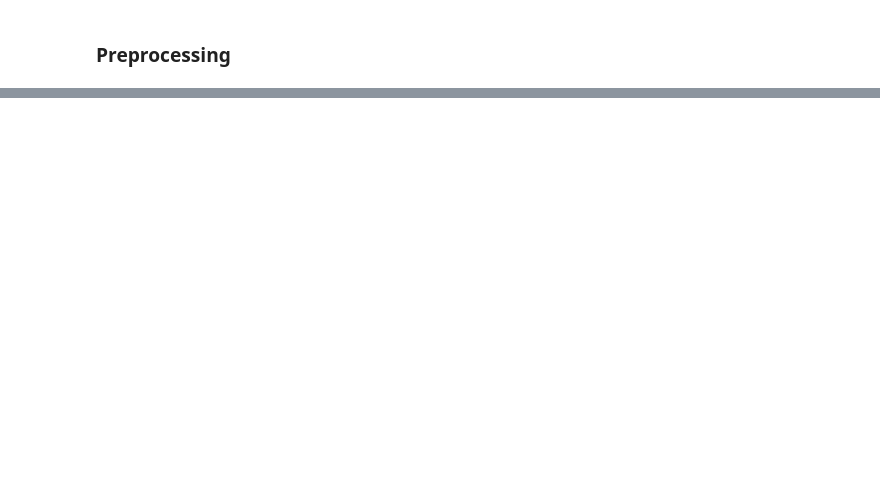
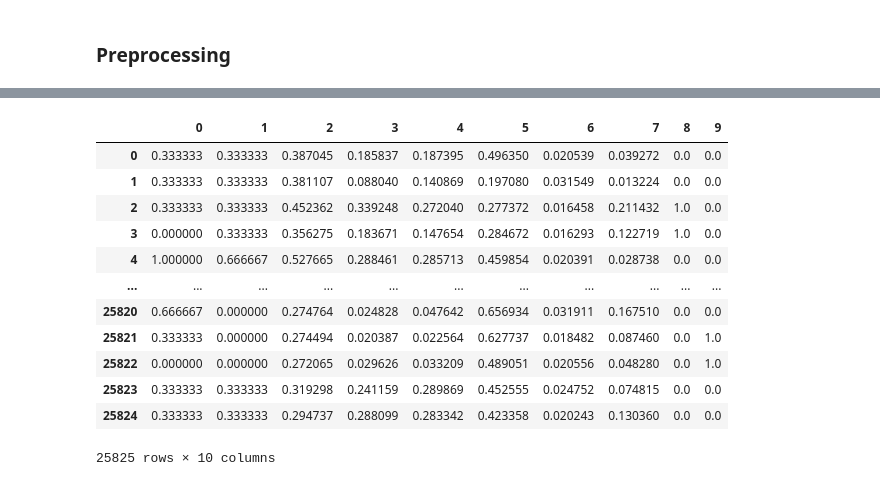
Before and after one commit to corey-baughman/010_regression_project, a Jupyter notebook: zillow_1.ipynb, the cells around one changed output, grey strips where cells are left out. Cells and saved outputs as stored; diff of their text form; code cells hidden in the pictures; blank space fills up the shorter version.

```diff
--- a/zillow_1.ipynb
+++ b/zillow_1.ipynb
@@ -445,0 +555,11 @@ fips_dict
+# %%
+# preprocessing steps except scaling:
+    # encoded fips
+    # dropped columns=['zip', 'year_built', 'fips', 'tax_amount']
+    # split features from target for each dataset
+
+X_train, y_train = p.prep_train(train)
+X_val, y_val = p.prep_val(val)
+X_test, y_test = p.prep_test(test)
+
+X_train.head()
@@ -445,0 +573,19 @@ fips_dict
+# %%
+# scaling:
+X_train_scaled, X_val_scaled, X_test_scaled = p.scale_zillow(X_train, X_val, X_test)
+# %%
+X_train_scaled
+# %% [output]
+|  | 0 | 1 | 2 | 3 | 4 | 5 | 6 | 7 | 8 | 9 |
+| 0 | 0.333333 | 0.333333 | 0.387045 | 0.185837 | 0.187395 | 0.496350 | 0.020539 | 0.039272 | 0.0 | 0.0 |
+| 1 | 0.333333 | 0.333333 | 0.381107 | 0.088040 | 0.140869 | 0.197080 | 0.031549 | 0.013224 | 0.0 | 0.0 |
+| 2 | 0.333333 | 0.333333 | 0.452362 | 0.339248 | 0.272040 | 0.277372 | 0.016458 | 0.211432 | 1.0 | 0.0 |
+| 3 | 0.000000 | 0.333333 | 0.356275 | 0.183671 | 0.147654 | 0.284672 | 0.016293 | 0.122719 | 1.0 | 0.0 |
+| 4 | 1.000000 | 0.666667 | 0.527665 | 0.288461 | 0.285713 | 0.459854 | 0.020391 | 0.028738 | 0.0 | 0.0 |
+| ... | ... | ... | ... | ... | ... | ... | ... | ... | ... | ... |
+| 25820 | 0.666667 | 0.000000 | 0.274764 | 0.024828 | 0.047642 | 0.656934 | 0.031911 | 0.167510 | 0.0 | 0.0 |
+| 25821 | 0.333333 | 0.000000 | 0.274494 | 0.020387 | 0.022564 | 0.627737 | 0.018482 | 0.087460 | 0.0 | 1.0 |
+| 25822 | 0.000000 | 0.000000 | 0.272065 | 0.029626 | 0.033209 | 0.489051 | 0.020556 | 0.048280 | 0.0 | 1.0 |
+| 25823 | 0.333333 | 0.333333 | 0.319298 | 0.241159 | 0.289869 | 0.452555 | 0.024752 | 0.074815 | 0.0 | 0.0 |
+| 25824 | 0.333333 | 0.333333 | 0.294737 | 0.288099 | 0.283342 | 0.423358 | 0.020243 | 0.130360 | 0.0 | 0.0 |
+25825 rows × 10 columns
```
Also changed, not shown: parts of 31 cells of this notebook, 6 other files.
